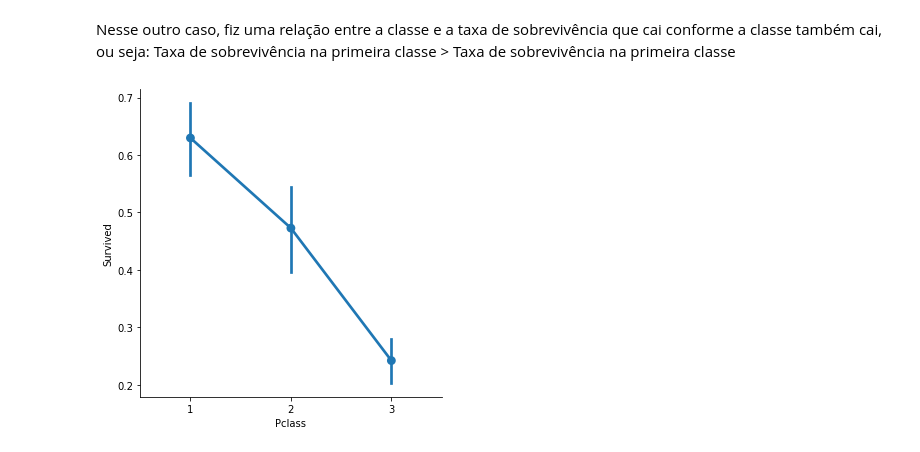
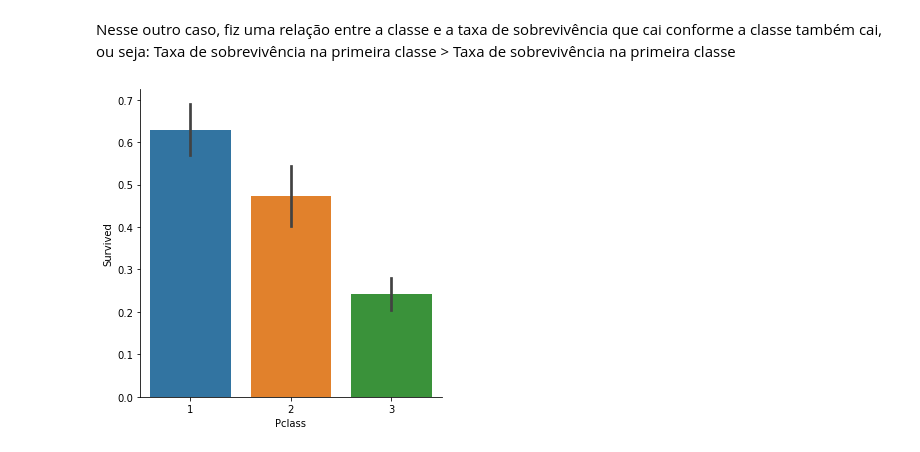
Before and after one commit to larissagabriela/octos-academy, a Jupyter notebook: 02. Data Handling/Exercises/07_Visualization/Titanic_Desaster/Exercises.ipynb, the cells around one changed output. Drawn from its saved outputs; the diff is of its cells as text; code cells hidden in the pictures.

```diff
--- a/02. Data Handling/Exercises/07_Visualization/Titanic_Desaster/Exercises.ipynb
+++ b/02. Data Handling/Exercises/07_Visualization/Titanic_Desaster/Exercises.ipynb
@@ -100,6 +100,6 @@ ax2 = sns.catplot('Pclass', 'Age', hue="Sex", kind="violin", inner="stick", spli
 Nesse outro caso, fiz uma relação entre a classe e a taxa de sobrevivência que cai conforme a classe também cai, ou seja:
     Taxa de sobrevivência na primeira classe > Taxa de sobrevivência na primeira classe
 # %%
-ax3 = sns.catplot('Pclass', 'Survived', kind="point", data=titanic)
+ax3 = sns.catplot('Pclass', 'Survived', kind="bar", data=titanic)
 # %% [output]
-[figure, old version]
+[figure, new version]
```
Also changed, not shown: parts of 2 cells of this notebook.
